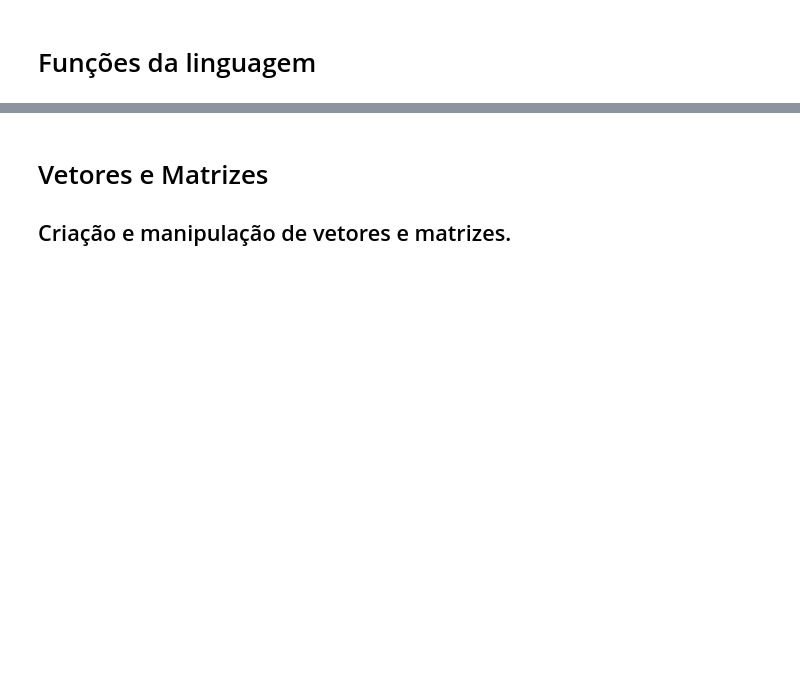
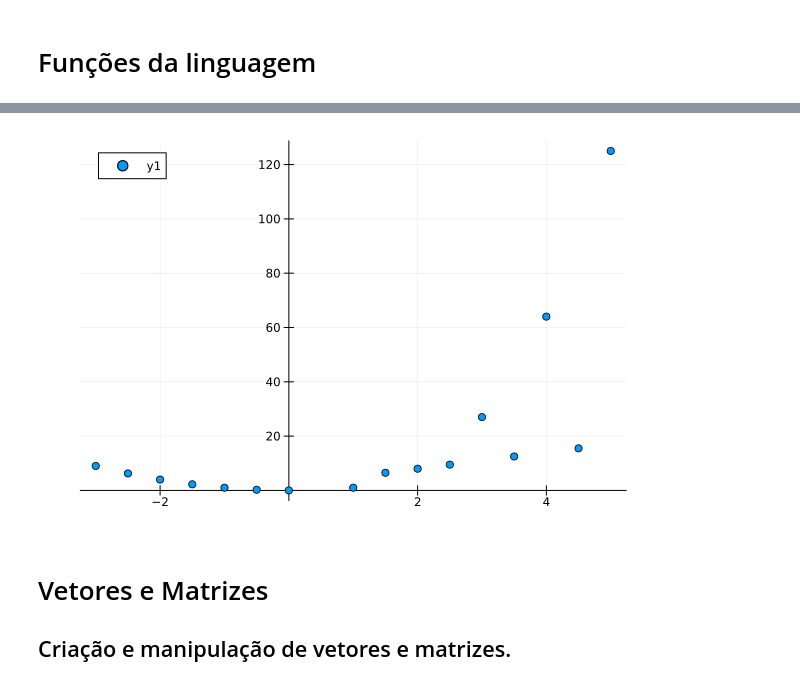
Before and after one commit to Daniel-C-Fernandes/julia, a Jupyter notebook: Mini-curso-Julia2.ipynb, the cells around one changed output, grey strips where cells are left out. Drawn from its saved outputs; the diff is of its cells as text; code cells hidden in the pictures; blank space fills up the shorter version.

```diff
--- a/Mini-curso-Julia2.ipynb
+++ b/Mini-curso-Julia2.ipynb
@@ -193,0 +176,10 @@ plot!()
+# %%
+function crazy(x)
+    if x % floor(x) == 0 && x > 0
+        return x^3
+    elseif x <= 0
+        return x^2
+    else
+        return ceil(x)*3 + x % floor(x)
+    end
+end
@@ -193,0 +200,2 @@ plot!()
+# %%
+vetor = -3:.5:5
@@ -193,0 +204,2 @@ plot!()
+# %%
+R = crazy.(vetor)
@@ -194,3 +225,7 @@ plot!()
+# %%
+scatter(vetor,R, framestyle= :origin)
+# %% [output]
+[figure, added]
 # %% [markdown]
 # Vetores e Matrizes
 
```
Also changed, not shown: parts of 22 cells of this notebook, 1 other file.
